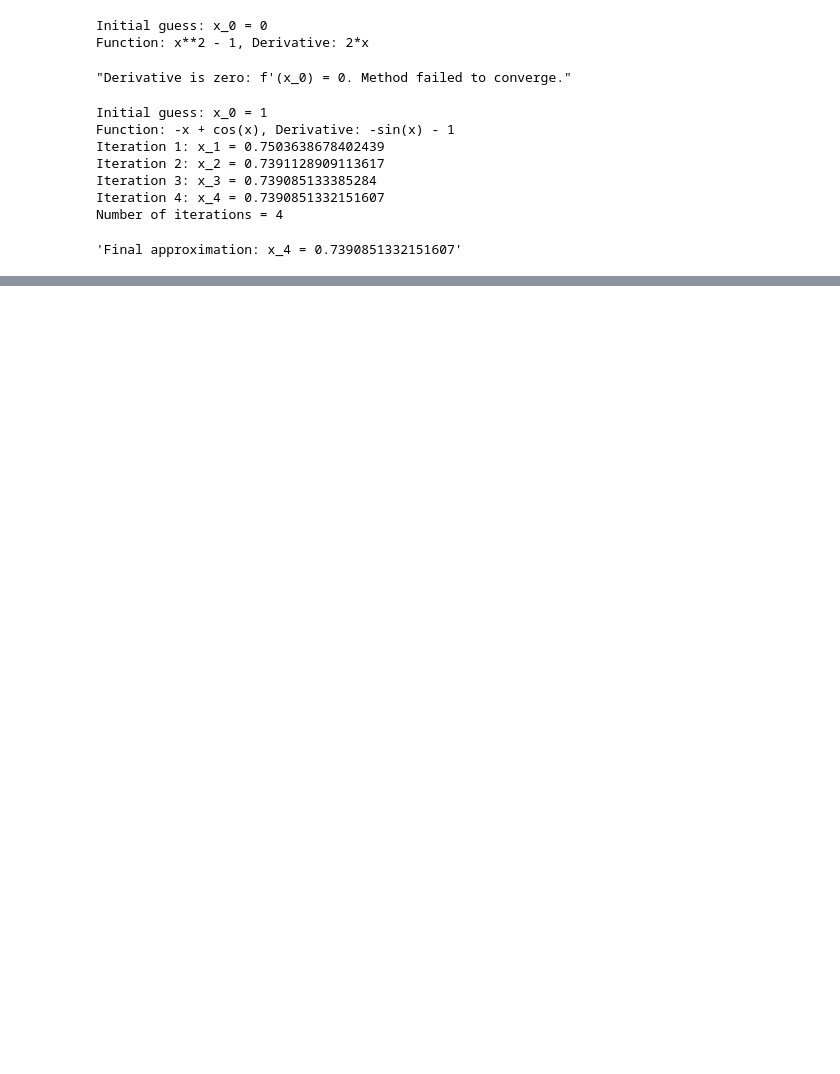
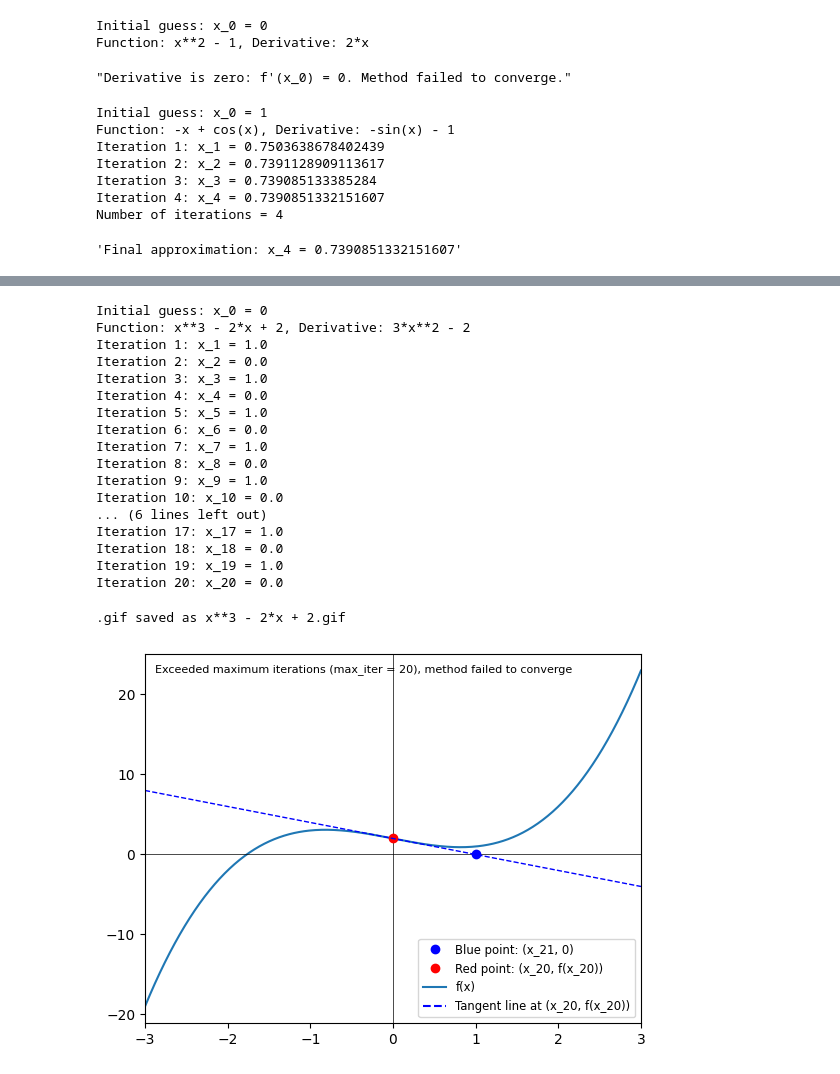
Before and after one commit to jkoganem/21-122, a Jupyter notebook: newton.ipynb, the cells around one changed output, grey strips where cells are left out. Cells and saved outputs as stored; diff of their text form; code cells hidden in the pictures; blank space fills up the shorter version.

```diff
--- a/newton.ipynb
+++ b/newton.ipynb
@@ -104,0 +294,23 @@ Number of iterations = 4
+# %%
+p = lambda x: x**3 - 2*x + 2
+newton(p,0, create_gif=True, x_range = (-3,3))
+# %% [output]
+Initial guess: x_0 = 0
+Function: x**3 - 2*x + 2, Derivative: 3*x**2 - 2
+Iteration 1: x_1 = 1.0
+Iteration 2: x_2 = 0.0
+Iteration 3: x_3 = 1.0
+Iteration 4: x_4 = 0.0
+Iteration 5: x_5 = 1.0
+Iteration 6: x_6 = 0.0
+Iteration 7: x_7 = 1.0
+Iteration 8: x_8 = 0.0
+Iteration 9: x_9 = 1.0
+Iteration 10: x_10 = 0.0
+... (6 lines left out)
+Iteration 17: x_17 = 1.0
+Iteration 18: x_18 = 0.0
+Iteration 19: x_19 = 1.0
+Iteration 20: x_20 = 0.0
+.gif saved as x**3 - 2*x + 2.gif
+[figure, added]
```
Also changed, not shown: parts of 9 cells of this notebook, 4 other files.
